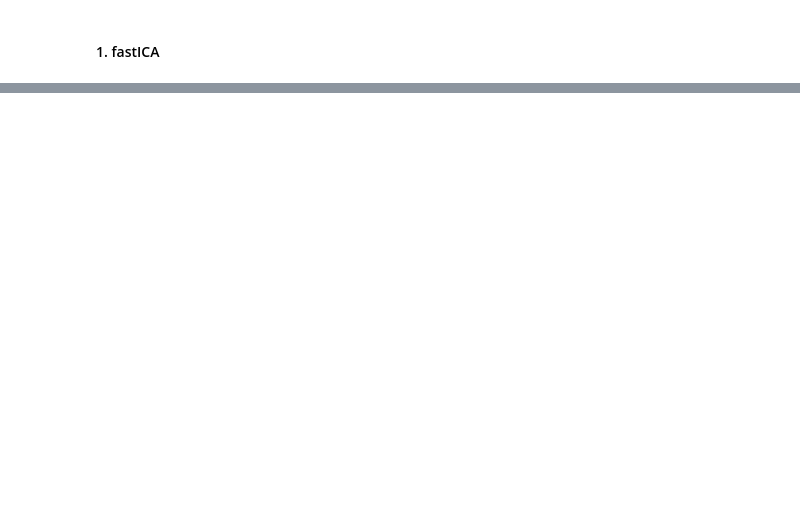
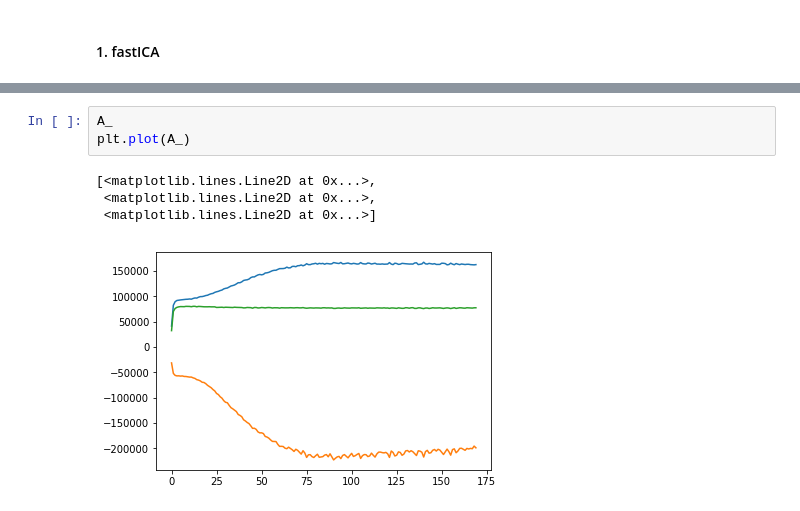
Before and after one commit to fredericpoitevin/trSAXS, a Jupyter notebook: Analysis of S-layers crystallization kinetics monitored with tr-SAXS.ipynb, the cells around one changed output, grey strips where cells are left out. Saved outputs shown, nothing was run; the diff lists cells and outputs as text; blank space fills up the shorter version.

```diff
--- a/Analysis of S-layers crystallization kinetics monitored with tr-SAXS.ipynb
+++ b/Analysis of S-layers crystallization kinetics monitored with tr-SAXS.ipynb
@@ -77,0 +59,8 @@ array([[  41372.84498916,  -31235.51321333,   32419.85387738],
+# %%
+A_
+plt.plot(A_)
+# %% [output]
+[<matplotlib.lines.Line2D at 0x...>,
+ <matplotlib.lines.Line2D at 0x...>,
+ <matplotlib.lines.Line2D at 0x...>]
+[figure, added]
```
Also changed, not shown: parts of 5 cells of this notebook.
